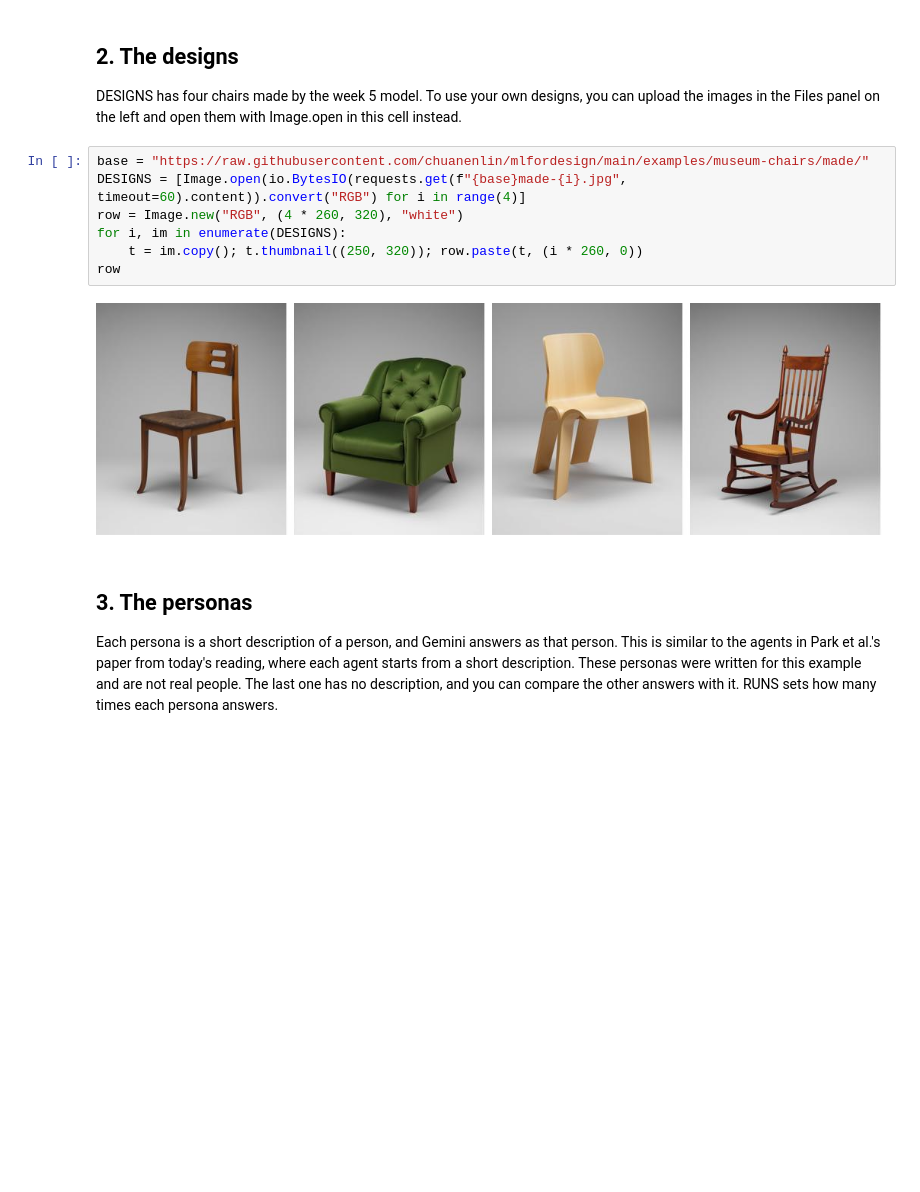
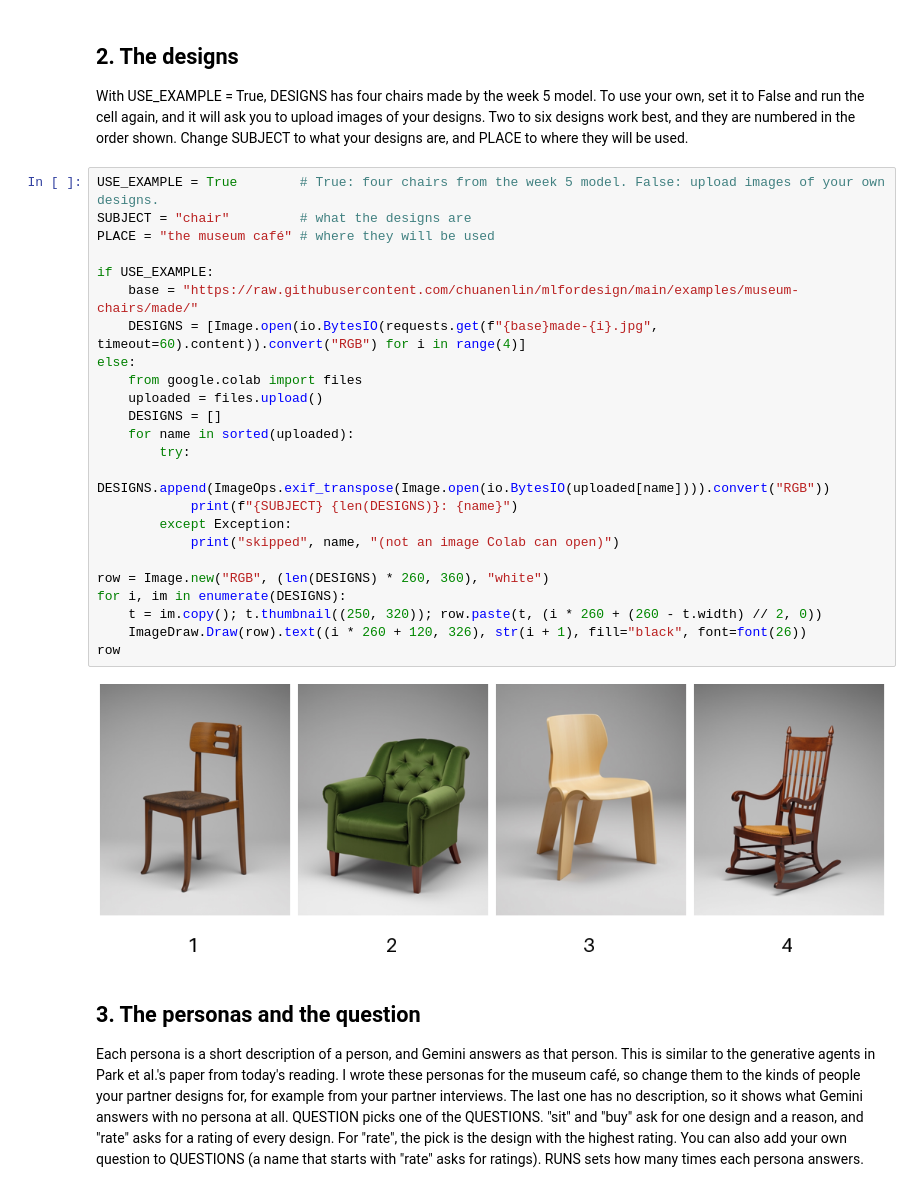
Before and after one commit to chuanenlin/mlfordesign, a Jupyter notebook: notebooks/week-08-simulated-users.ipynb, the cells around one changed output. Cells and saved outputs as stored; diff of their text form; blank space fills up the shorter version.

```diff
--- a/notebooks/week-08-simulated-users.ipynb
+++ b/notebooks/week-08-simulated-users.ipynb
@@ -31,18 +53,35 @@ ready
 # %% [markdown]
 ## 2. The designs
 
-DESIGNS has four chairs made by the week 5 model. To use your own designs, you can upload the images in the Files panel on the left and open them with Image.open in this cell instead.
+With USE_EXAMPLE = True, DESIGNS has four chairs made by the week 5 model. To use your own, set it to False and run the cell again, and it will ask you to upload images of your designs. Two to six designs work best, and they are numbered in the order shown. Change SUBJECT to what your designs are, and PLACE to where they will be used.
 # %%
-base = "https://raw.githubusercontent.com/chuanenlin/mlfordesign/main/examples/museum-chairs/made/"
-DESIGNS = [Image.open(io.BytesIO(requests.get(f"{base}made-{i}.jpg", timeout=60).content)).convert("RGB") for i in range(4)]
-row = Image.new("RGB", (4 * 260, 320), "white")
+USE_EXAMPLE = True        # True: four chairs from the week 5 model. False: upload images of your own designs.
+SUBJECT = "chair"         # what the designs are
+PLACE = "the museum café" # where they will be used
+
+if USE_EXAMPLE:
+    base = "https://raw.githubusercontent.com/chuanenlin/mlfordesign/main/examples/museum-chairs/made/"
+    DESIGNS = [Image.open(io.BytesIO(requests.get(f"{base}made-{i}.jpg", timeout=60).content)).convert("RGB") for i in range(4)]
+else:
+    from google.colab import files
+    uploaded = files.upload()
+    DESIGNS = []
+    for name in sorted(uploaded):
+        try:
+            DESIGNS.append(ImageOps.exif_transpose(Image.open(io.BytesIO(uploaded[name]))).convert("RGB"))
+            print(f"{SUBJECT} {len(DESIGNS)}: {name}")
+        except Exception:
+            print("skipped", name, "(not an image Colab can open)")
+
+row = Image.new("RGB", (len(DESIGNS) * 260, 360), "white")
 for i, im in enumerate(DESIGNS):
-    t = im.copy(); t.thumbnail((250, 320)); row.paste(t, (i * 260, 0))
+    t = im.copy(); t.thumbnail((250, 320)); row.paste(t, (i * 260 + (260 - t.width) // 2, 0))
+    ImageDraw.Draw(row).text((i * 260 + 120, 326), str(i + 1), fill="black", font=font(26))
 row
 # %% [output]
-[figure, old version]
+[figure, new version]
 # %% [markdown]
-## 3. The personas
+## 3. The personas and the question
 
-Each persona is a short description of a person, and Gemini answers as that person. This is similar to the agents in Park et al.'s paper from today's reading, where each agent starts from a short description. These personas were written for this example and are not real people. The last one has no description, and you can compare the other answers with it. RUNS sets how many times each persona answers.
+Each persona is a short description of a person, and Gemini answers as that person. This is similar to the generative agents in Park et al.'s paper from today's reading. I wrote these personas for the museum café, so change them to the kinds of people your partner designs for, for example from your partner interviews. The last one has no description, so it shows what Gemini answers with no persona at all. QUESTION picks one of the QUESTIONS. "sit" and "buy" ask for one design and a reason, and "rate" asks for a rating of every design. For "rate", the pick is the design with the highest rating. You can also add your own question to QUESTIONS (a name that starts with "rate" asks for ratings). RUNS sets how many times each persona answers.
 # %%
```
Also changed, not shown: parts of 12 cells of this notebook, 1 other file.
